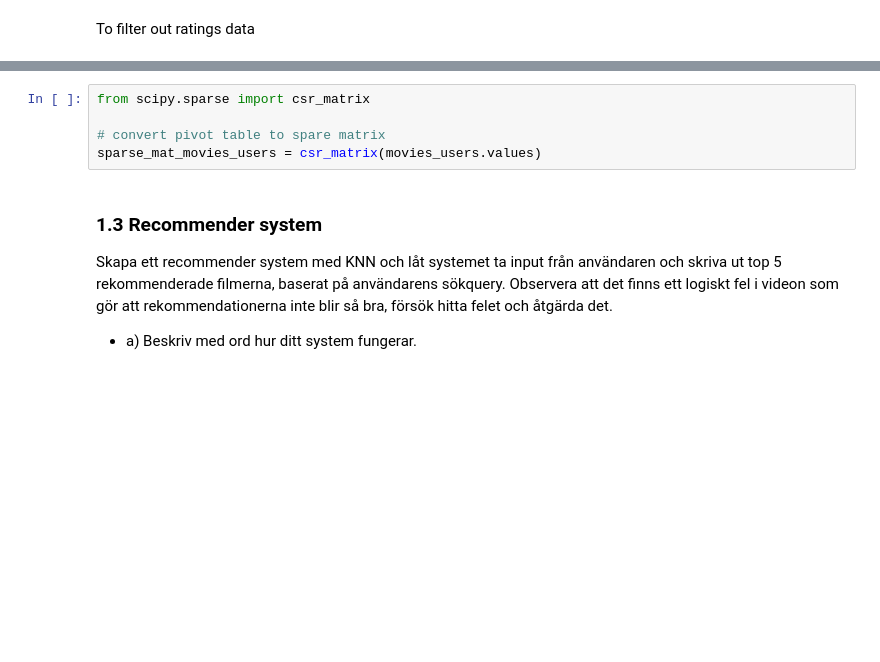
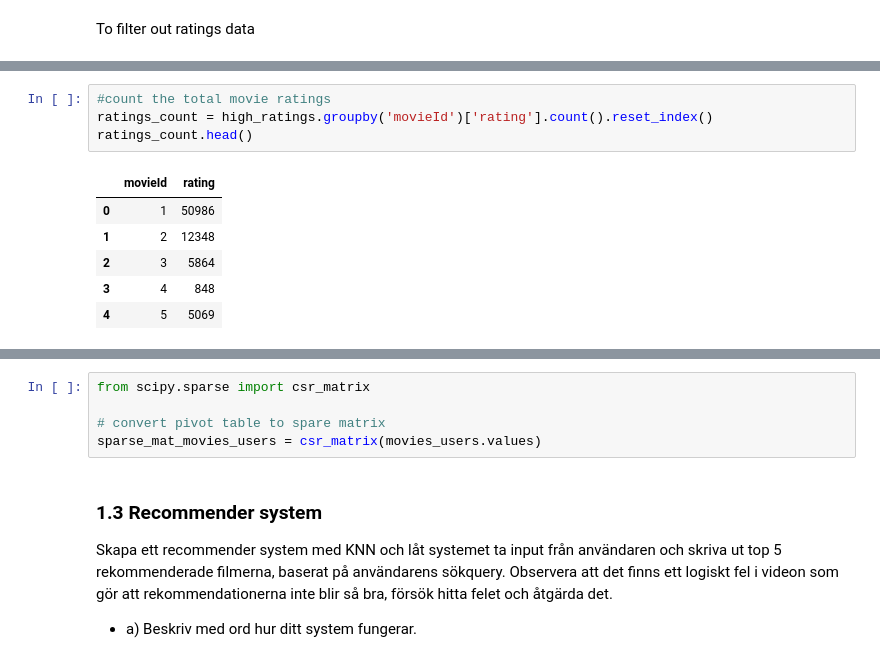
Before and after one commit to VineelaNedunuri/Machine-Learning-vineela-nedunuri, a Jupyter notebook: Labb/Rekommender_system.ipynb, the cells around one changed output, grey strips where cells are left out. Cells and saved outputs as stored; diff of their text form; blank space fills up the shorter version.

```diff
--- a/Labb/Rekommender_system.ipynb
+++ b/Labb/Rekommender_system.ipynb
@@ -613,0 +636,11 @@ df_ratings.shape
+# %%
+#count the total movie ratings
+ratings_count = high_ratings.groupby('movieId')['rating'].count().reset_index()
+ratings_count.head()
+# %% [output]
+|  | movieId | rating |
+| 0 | 1 | 50986 |
+| 1 | 2 | 12348 |
+| 2 | 3 | 5864 |
+| 3 | 4 | 848 |
+| 4 | 5 | 5069 |
```
Also changed, not shown: parts of 19 cells of this notebook.
